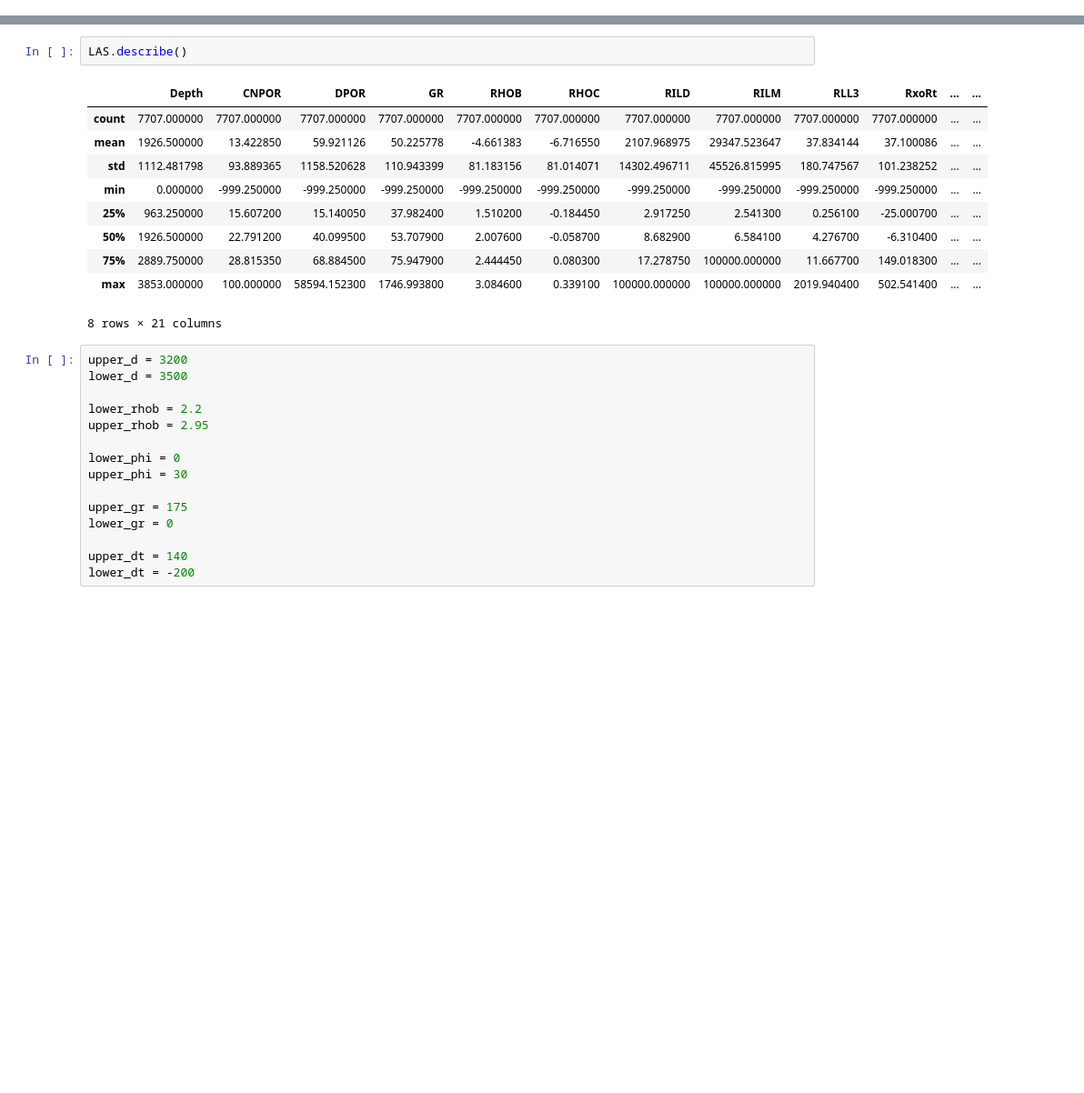
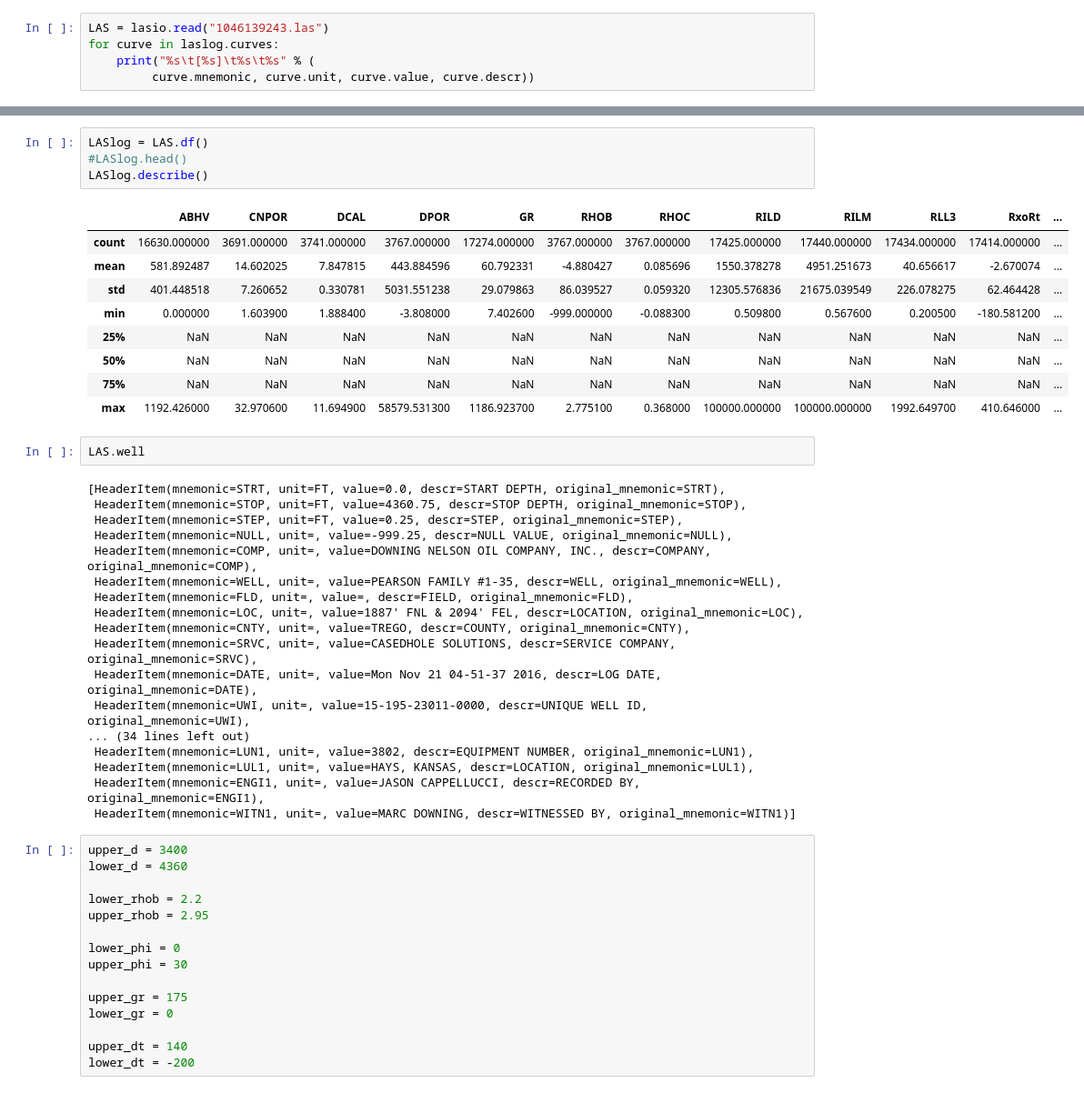
Before and after one commit to mjorden/LASanalysis, a Jupyter notebook: KansasLAS.ipynb, the cells around one changed output, grey strips where cells are left out. Shown at 91% size. Cells and saved outputs as stored; diff of their text form; blank space fills up the shorter version.

Commit message:
Add files via upload
Updated to use LASIO package

```diff
--- a/KansasLAS.ipynb
+++ b/KansasLAS.ipynb
@@ -12,0 +8,5 @@ LAS = pd.read_csv(logfile,delim_whitespace=True)
+# %%
+LAS = lasio.read("1046139243.las")
+for curve in laslog.curves:
+    print("%s\t[%s]\t%s\t%s" % (
+         curve.mnemonic, curve.unit, curve.value, curve.descr))
@@ -13,19 +34,40 @@ LAS = pd.read_csv(logfile,delim_whitespace=True)
+# %%
+LASlog = LAS.df()
+#LASlog.head()
+LASlog.describe()
+# %% [output]
+|  | ABHV | CNPOR | DCAL | DPOR | GR | RHOB | RHOC | RILD | RILM | RLL3 | RxoRt | ... |
+| count | 16630.000000 | 3691.000000 | 3741.000000 | 3767.000000 | 17274.000000 | 3767.000000 | 3767.000000 | 17425.000000 | 17440.000000 | 17434.000000 | 17414.000000 | ... |
+| mean | 581.892487 | 14.602025 | 7.847815 | 443.884596 | 60.792331 | -4.880427 | 0.085696 | 1550.378278 | 4951.251673 | 40.656617 | -2.670074 | ... |
+| std | 401.448518 | 7.260652 | 0.330781 | 5031.551238 | 29.079863 | 86.039527 | 0.059320 | 12305.576836 | 21675.039549 | 226.078275 | 62.464428 | ... |
+| min | 0.000000 | 1.603900 | 1.888400 | -3.808000 | 7.402600 | -999.000000 | -0.088300 | 0.509800 | 0.567600 | 0.200500 | -180.581200 | ... |
+| 25% | NaN | NaN | NaN | NaN | NaN | NaN | NaN | NaN | NaN | NaN | NaN | ... |
+| 50% | NaN | NaN | NaN | NaN | NaN | NaN | NaN | NaN | NaN | NaN | NaN | ... |
+| 75% | NaN | NaN | NaN | NaN | NaN | NaN | NaN | NaN | NaN | NaN | NaN | ... |
+| max | 1192.426000 | 32.970600 | 11.694900 | 58579.531300 | 1186.923700 | 2.775100 | 0.368000 | 100000.000000 | 100000.000000 | 1992.649700 | 410.646000 | ... |
 # %%
-LAS.describe()
+LAS.well
 # %% [output]
-|  | Depth | CNPOR | DPOR | GR | RHOB | RHOC | RILD | RILM | RLL3 | RxoRt | ... | ... |
-| count | 7707.000000 | 7707.000000 | 7707.000000 | 7707.000000 | 7707.000000 | 7707.000000 | 7707.000000 | 7707.000000 | 7707.000000 | 7707.000000 | ... | ... |
-| mean | 1926.500000 | 13.422850 | 59.921126 | 50.225778 | -4.661383 | -6.716550 | 2107.968975 | 29347.523647 | 37.834144 | 37.100086 | ... | ... |
-| std | 1112.481798 | 93.889365 | 1158.520628 | 110.943399 | 81.183156 | 81.014071 | 14302.496711 | 45526.815995 | 180.747567 | 101.238252 | ... | ... |
-| min | 0.000000 | -999.250000 | -999.250000 | -999.250000 | -999.250000 | -999.250000 | -999.250000 | -999.250000 | -999.250000 | -999.250000 | ... | ... |
-| 25% | 963.250000 | 15.607200 | 15.140050 | 37.982400 | 1.510200 | -0.184450 | 2.917250 | 2.541300 | 0.256100 | -25.000700 | ... | ... |
-| 50% | 1926.500000 | 22.791200 | 40.099500 | 53.707900 | 2.007600 | -0.058700 | 8.682900 | 6.584100 | 4.276700 | -6.310400 | ... | ... |
-| 75% | 2889.750000 | 28.815350 | 68.884500 | 75.947900 | 2.444450 | 0.080300 | 17.278750 | 100000.000000 | 11.667700 | 149.018300 | ... | ... |
-| max | 3853.000000 | 100.000000 | 58594.152300 | 1746.993800 | 3.084600 | 0.339100 | 100000.000000 | 100000.000000 | 2019.940400 | 502.541400 | ... | ... |
-8 rows × 21 columns
+[HeaderItem(mnemonic=STRT, unit=FT, value=0.0, descr=START DEPTH, original_mnemonic=STRT),
+ HeaderItem(mnemonic=STOP, unit=FT, value=4360.75, descr=STOP DEPTH, original_mnemonic=STOP),
+ HeaderItem(mnemonic=STEP, unit=FT, value=0.25, descr=STEP, original_mnemonic=STEP),
+ HeaderItem(mnemonic=NULL, unit=, value=-999.25, descr=NULL VALUE, original_mnemonic=NULL),
+ HeaderItem(mnemonic=COMP, unit=, value=DOWNING NELSON OIL COMPANY, INC., descr=COMPANY, original_mnemonic=COMP),
+ HeaderItem(mnemonic=WELL, unit=, value=PEARSON FAMILY #1-35, descr=WELL, original_mnemonic=WELL),
+ HeaderItem(mnemonic=FLD, unit=, value=, descr=FIELD, original_mnemonic=FLD),
+ HeaderItem(mnemonic=LOC, unit=, value=1887' FNL & 2094' FEL, descr=LOCATION, original_mnemonic=LOC),
+ HeaderItem(mnemonic=CNTY, unit=, value=TREGO, descr=COUNTY, original_mnemonic=CNTY),
+ HeaderItem(mnemonic=SRVC, unit=, value=CASEDHOLE SOLUTIONS, descr=SERVICE COMPANY, original_mnemonic=SRVC),
+ HeaderItem(mnemonic=DATE, unit=, value=Mon Nov 21 04-51-37 2016, descr=LOG DATE, original_mnemonic=DATE),
+ HeaderItem(mnemonic=UWI, unit=, value=15-195-23011-0000, descr=UNIQUE WELL ID, original_mnemonic=UWI),
+... (34 lines left out)
+ HeaderItem(mnemonic=LUN1, unit=, value=3802, descr=EQUIPMENT NUMBER, original_mnemonic=LUN1),
+ HeaderItem(mnemonic=LUL1, unit=, value=HAYS, KANSAS, descr=LOCATION, original_mnemonic=LUL1),
+ HeaderItem(mnemonic=ENGI1, unit=, value=JASON CAPPELLUCCI, descr=RECORDED BY, original_mnemonic=ENGI1),
+ HeaderItem(mnemonic=WITN1, unit=, value=MARC DOWNING, descr=WITNESSED BY, original_mnemonic=WITN1)]
 # %%
-upper_d = 3200
-lower_d = 3500
+upper_d = 3400
+lower_d = 4360
 
 lower_rhob = 2.2
 upper_rhob = 2.95
```
Also changed, not shown: parts of 12 cells of this notebook, 1 other file.
